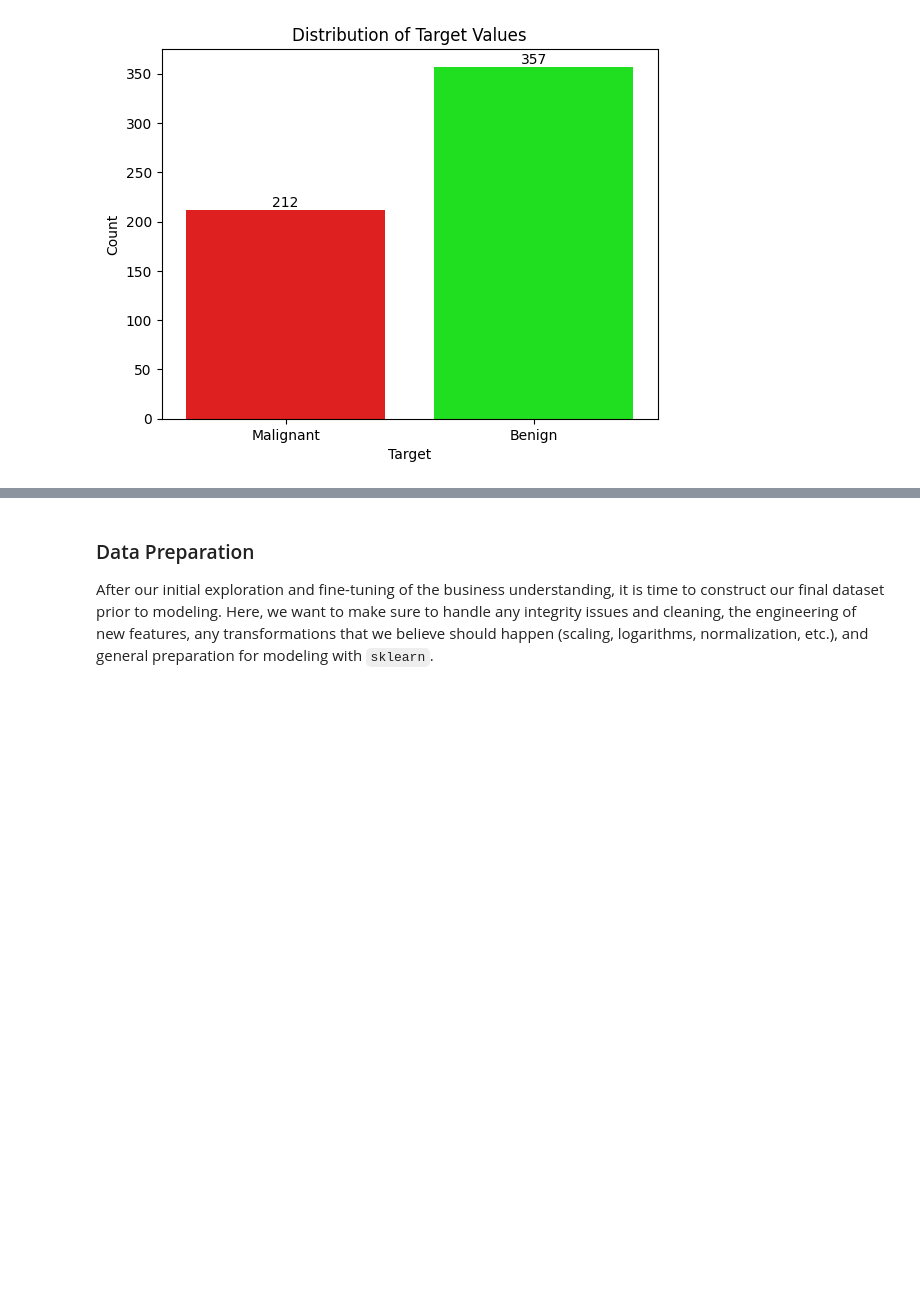
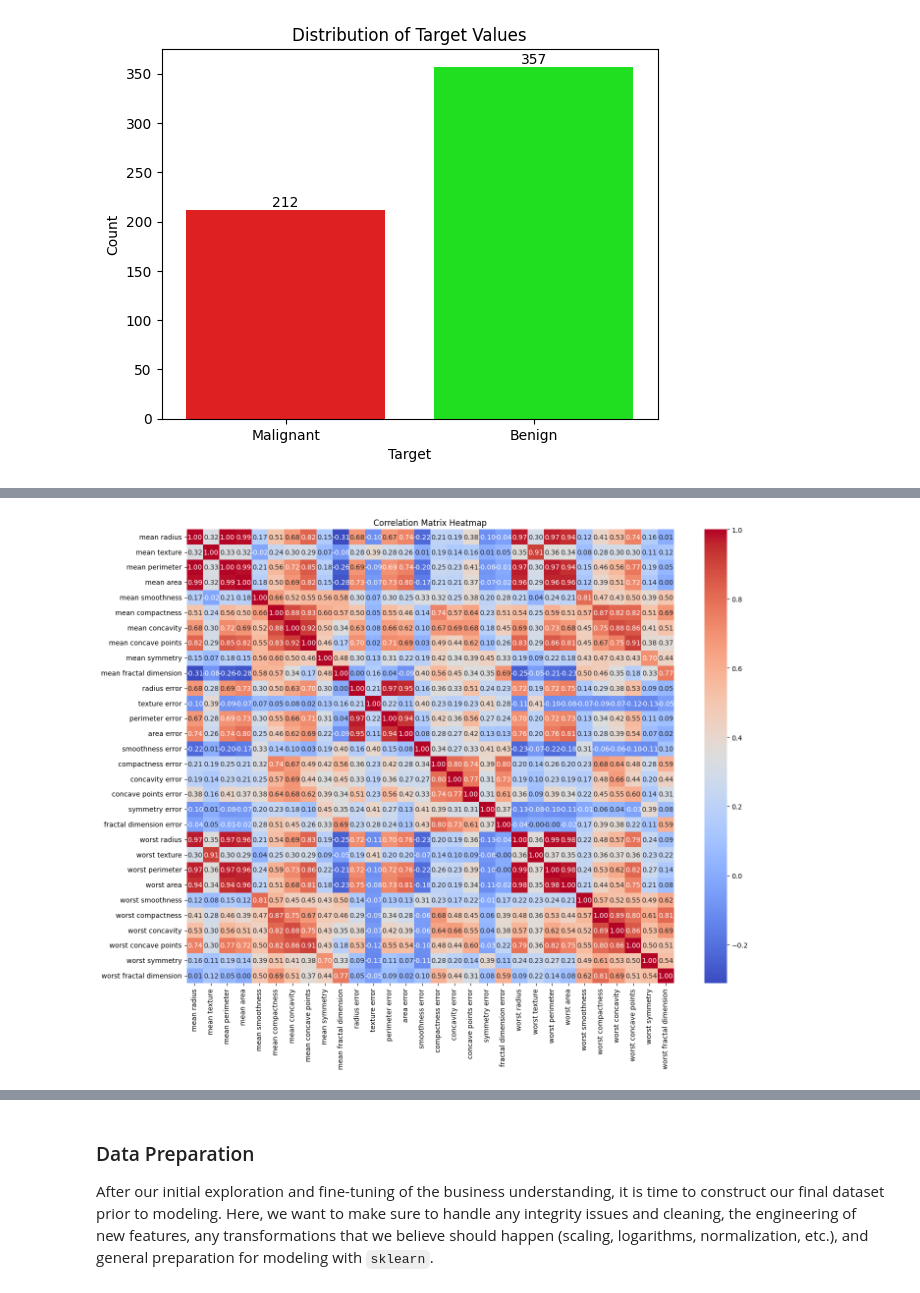
Before and after one commit to purnachand1186/Breast_Cancer_Analysis_ML, a Jupyter notebook: Breast_Cancer_Analysis.ipynb, the cells around one changed output, grey strips where cells are left out. Cells and saved outputs as stored; diff of their text form; code cells hidden in the pictures; blank space fills up the shorter version.

```diff
--- a/Breast_Cancer_Analysis.ipynb
+++ b/Breast_Cancer_Analysis.ipynb
@@ -193,0 +213,9 @@ fig.show()
+# %%
+# Correlation heat map after dropping target column
+plt.figure(figsize=(20,15))
+sns.heatmap(cancer_df.drop(columns='target').corr(), cmap='coolwarm', fmt=".2f", annot=True)
+plt.title('Correlation Matrix Heatmap')
+plt.savefig('sample_data/heatmap.jpeg')
+plt.show()
+# %% [output]
+[figure, added]
```
Also changed, not shown: parts of 8 cells of this notebook.
